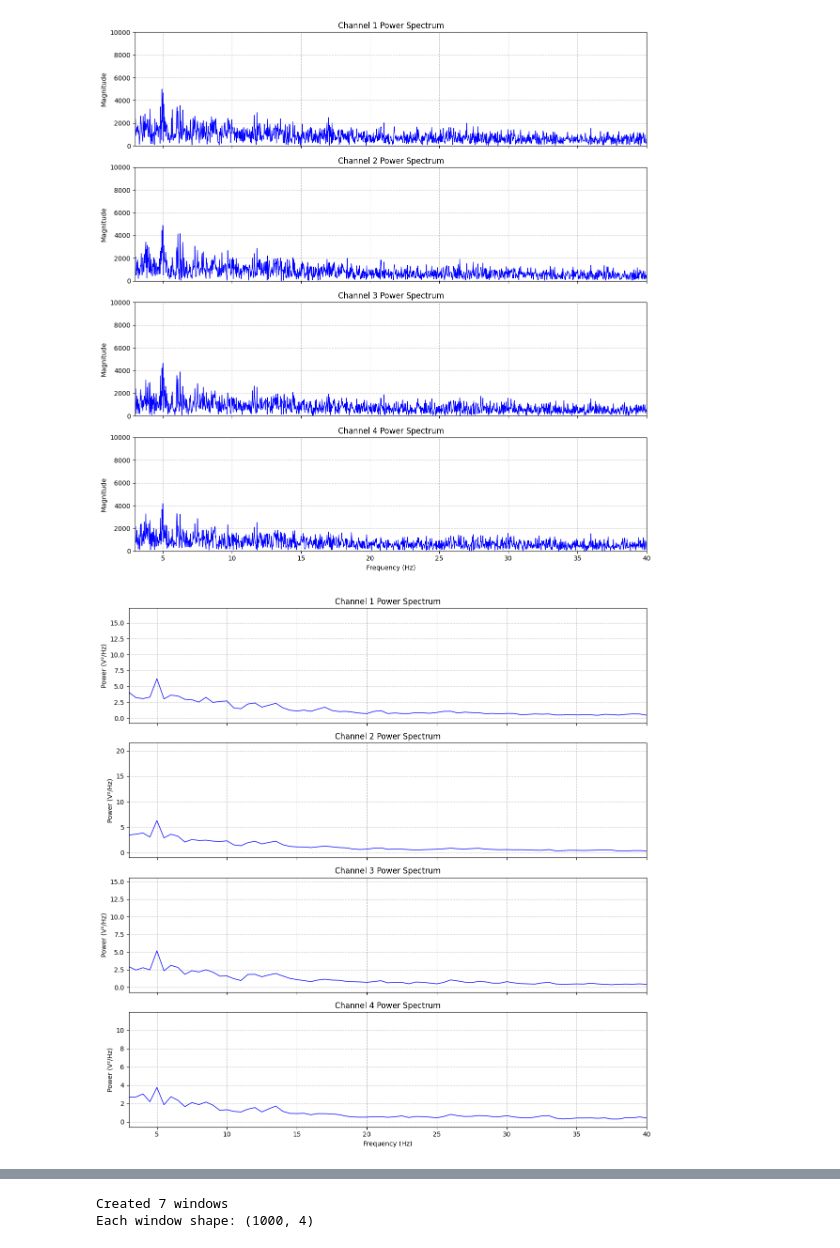
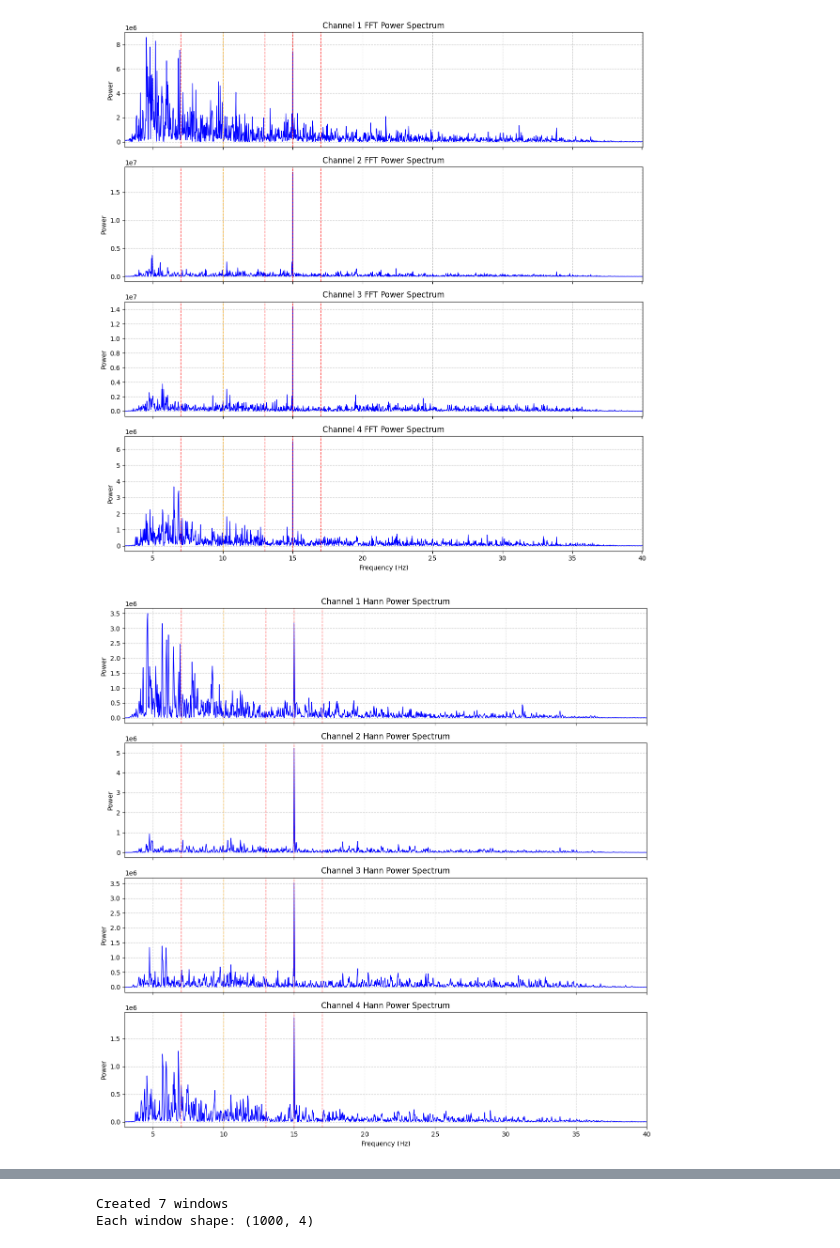
Before and after one commit to aylong-git/Ganglion, a Jupyter notebook: recordings/analyze.ipynb, the cells around one changed output, grey strips where cells are left out. Saved outputs shown, nothing was run; the diff lists cells and outputs as text; code cells hidden in the pictures.

```diff
--- a/recordings/analyze.ipynb
+++ b/recordings/analyze.ipynb
@@ -27,6 +52,6 @@ def notch_filter(data, freq, fs):
     return filtfilt(b, a, data, axis=0)
 
 eeg_filtered = bandpass_filter(eeg_data, bp_low, bp_high, sr)
-eeg_filtered = notch_filter(eeg_data, 50, sr)
+eeg_filtered = notch_filter(eeg_filtered, 50, sr)
 print(eeg_filtered.shape)
 # %% [output]
@@ -48,28 +167,26 @@ freqs = fftfreq(n_samples, 1/sr)
 # We only need the positive half of the spectrum for plotting
 pos_freqs = freqs[:n_samples//2]
 
-# 3. Set up the plotting grid (4 rows, 1 column)
 fig, axes = plt.subplots(n_channels, 1, figsize=(12, 12), sharex=True)
 
-# 4. Loop through each channel, compute FFT, and plot
+# 4. Rectangular-window FFT of the whole record.
 for ch in range(n_channels):
-    # Extract the 1D array and remove any residual DC offset (mean centering)
     channel_data = eeg_filtered[:, ch]
     channel_data = channel_data - np.mean(channel_data)
 
-    # Compute the 1D Discrete Fourier Transform
     fft_values = fft(channel_data)
-
-    # Get the magnitude of the positive frequencies
-    power_spectrum = np.abs(fft_values[:n_samples//2])
+    power_spectrum = np.abs(fft_values[:n_samples//2]) ** 2
 
     # Plot from index 1 onward to explicitly drop the 0 Hz spike
     axes[ch].plot(pos_freqs[1:], power_spectrum[1:], color='b', linewidth=1)
-    axes[ch].set_title(f'Channel {ch + 1} Power Spectrum')
-    axes[ch].set_ylabel('Magnitude')
+    axes[ch].set_title(f'Channel {ch + 1} FFT Power Spectrum')
+    axes[ch].set_ylabel('Power')
     axes[ch].grid(True, linestyle='--', alpha=0.7)
     axes[ch].set_xlim(3, 40)
-    axes[ch].set_ylim(0, 10000)
+    for f in target_freqs:
+        axes[ch].axvline(
+            f, color='orange' if f == dummy_freq else 'r',
+            linestyle='--', alpha=0.7, linewidth=1)
 
 # 5. Formatting
 axes[-1].set_xlabel('Frequency (Hz)')
@@ -78,49 +195,48 @@ axes[-1].set_xlabel('Frequency (Hz)')
 plt.tight_layout()
 plt.show()
 # %% [output]
-[figure, old version]
+[figure, new version]
 # %%
 import numpy as np
 import matplotlib.pyplot as plt
-from scipy.signal import welch
+from scipy.fft import fft, fftfreq
 
 # 1. Define signal parameters
 sr = 200  # Sampling rate in Hz
 n_samples = eeg_filtered.shape[0]
 n_channels = eeg_filtered.shape[1]
+taper = np.hanning(n_samples)
 
 # 3. Set up the plotting grid (4 rows, 1 column)
 fig, axes = plt.subplots(n_channels, 1, figsize=(12, 12), sharex=True)
 
-# 4. Loop through each channel, compute Welch PSD, and plot
+# 4. Hann-windowed power spectrum of the whole record. Same spectrum the SNR uses.
 for ch in range(n_channels):
-    # Extract the 1D array and remove any residual DC offset (mean centering)
     channel_data = eeg_filtered[:, ch]
-    channel_data = channel_data - np.mean(channel_data)
+    channel_data = (channel_data - np.mean(channel_data)) * taper
 
-    # Compute Welch's Power Spectral Density
-    # nperseg can be adjusted (e.g., sr * 2 for 2-second windows / 0.5 Hz resolution)
-    pos_freqs, power_spectrum = welch(channel_data, fs=sr, nperseg=sr*2)
+    fft_values = fft(channel_data)
+    pos_freqs = fftfreq(n_samples, 1 / sr)[:n_samples // 2]
+    power_spectrum = np.abs(fft_values[:n_samples // 2]) ** 2
 
-    # Find the index where frequency > 0 to explicitly drop the 0 Hz spike
     non_zero_idx = pos_freqs > 0
-
-    # Plot keeping the identical variable names
     axes[ch].plot(pos_freqs[non_zero_idx], power_spectrum[non_zero_idx], color='b', linewidth=1)
-    axes[ch].set_title(f'Channel {ch + 1} Power Spectrum')
-    axes[ch].set_ylabel('Power (V²/Hz)')  # Unit changes from Magnitude to PSD
+    axes[ch].set_title(f'Channel {ch + 1} Hann Power Spectrum')
+    axes[ch].set_ylabel('Power')
     axes[ch].grid(True, linestyle='--', alpha=0.7)
     axes[ch].set_xlim(3, 40)
-
+    for f in target_freqs:
+        axes[ch].axvline(
+            f, color='orange' if f == dummy_freq else 'r',
+            linestyle='--', alpha=0.7, linewidth=1)
 
 # 5. Formatting
 axes[-1].set_xlabel('Frequency (Hz)')
 
-# Zoom in on the frequency band relevant to SSVEP (e.g., 0 to 50 Hz)
 plt.tight_layout()
 plt.show()
 # %% [output]
-[figure, old version]
+[figure, new version]
 # %%
 for channel in range(4):
     plt.figure(figsize=(12, 4))
```
Also changed, not shown: parts of 9 cells of this notebook, 16 other files.
